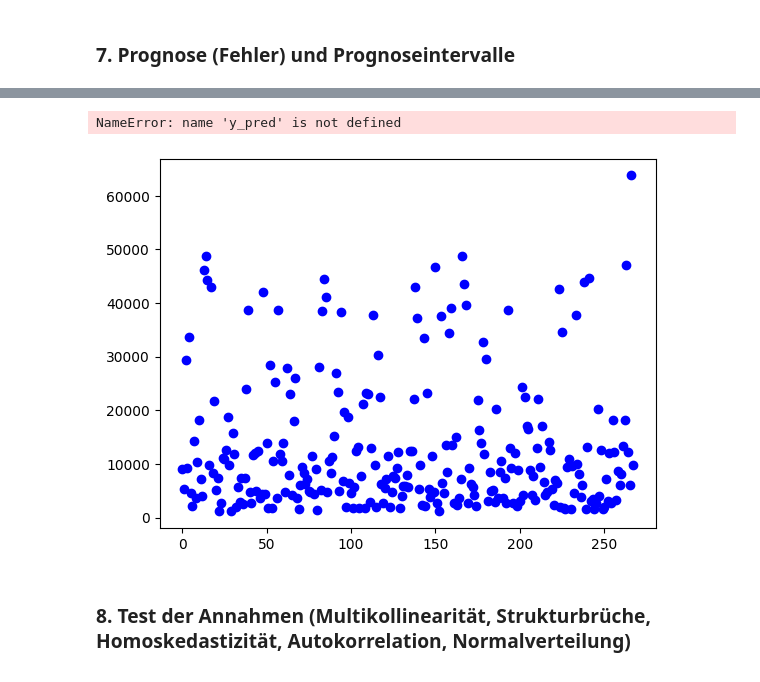
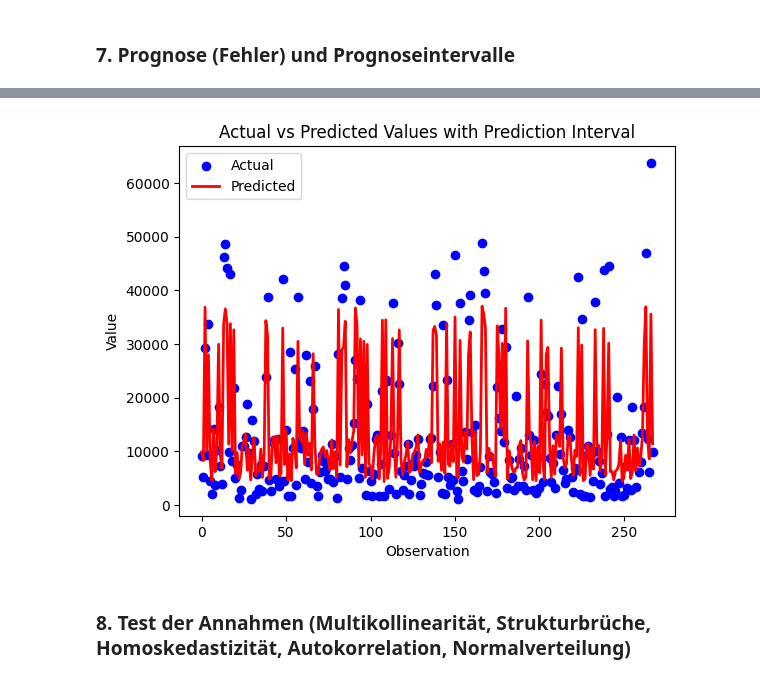
Before and after one commit to BrockherdeT/econometrics, a Jupyter notebook: shared_A2.ipynb, the cells around one changed output, grey strips where cells are left out. Saved outputs shown, nothing was run; the diff lists cells and outputs as text; code cells hidden in the pictures.

Commit message:
fixing error

```diff
--- a/shared_A2.ipynb
+++ b/shared_A2.ipynb
@@ -105,0 +81,14 @@ print(data.head())
+# %%
+# one hot encoding
+data = pd.get_dummies(insurance_data)
+print(data.head())
+
+# Convert boolean column to binary numeric
+data['smoker_yes'] = data['smoker_yes'].astype(int)
+data['smoker_no'] = data['smoker_yes'].astype(int)
+data['sex_female'] = data['sex_female'].astype(int)
+data['sex_male'] = data['sex_male'].astype(int)
+data['region_northeast'] = data['region_northeast'].astype(int)
+data['region_northwest'] = data['region_northwest'].astype(int)
+data['region_southeast'] = data['region_southeast'].astype(int)
+data['region_southwest'] = data['region_southwest'].astype(int)
@@ -544,27 +610,23 @@ NameError: name 'results' is not defined
 # %%
 import matplotlib.pyplot as plt
 
 # Plot the actual values
 plt.scatter(range(len(y_test)), y_test, color='blue', label='Actual')
 
 # Plot the predicted values
 plt.plot(range(len(y_test)), y_pred, color='red', linewidth=2, label='Predicted')
-
-# Plot the prediction intervals
-plt.fill_between(range(len(y_test)), lower_bounds, upper_bounds, color='orange', alpha=0.2, label='Prediction Interval')
 
 # Add labels and title
 plt.xlabel('Observation')
 plt.ylabel('Value')
 plt.title('Actual vs Predicted Values with Prediction Interval')
 
 # Add legend
 plt.legend()
 
 # Show plot
 plt.show()
 # %% [output]
-NameError: name 'y_pred' is not defined
-[figure, old version]
+[figure, new version]
 # %% [markdown]
 ### 8. Test der Annahmen (Multikollinearität, Strukturbrüche, Homoskedastizität, Autokorrelation, Normalverteilung)
```
Also changed, not shown: parts of 19 cells of this notebook.
